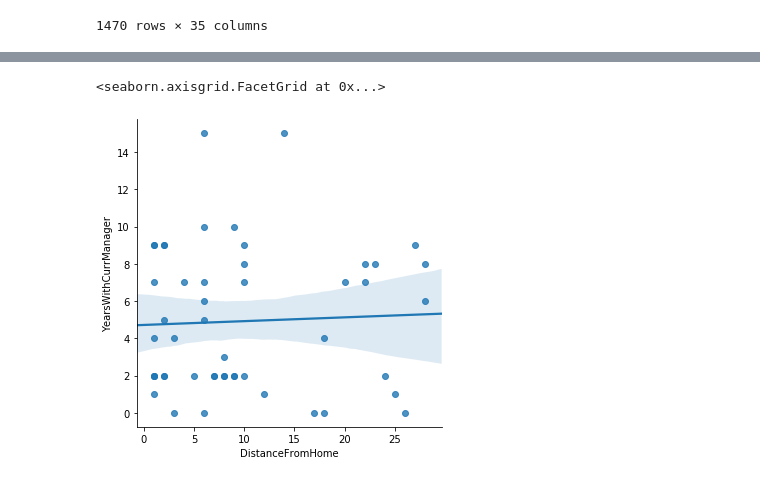
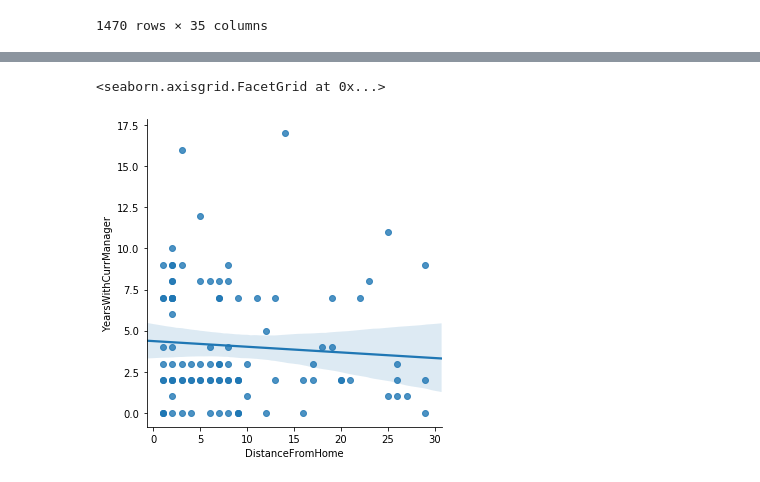
Before and after one commit to AssanDiomande/bigdata, a Jupyter notebook: exos/Relation_lineaire.ipynb, the cells around one changed output, grey strips where cells are left out. Saved outputs shown, nothing was run; the diff lists cells and outputs as text; code cells hidden in the pictures.

```diff
--- a/exos/Relation_lineaire.ipynb
+++ b/exos/Relation_lineaire.ipynb
@@ -30,5 +30,5 @@ sns.lmplot(x="DistanceFromHome",y="TotalWorkingYears",data=data.sample(200))
 # %%
-sns.lmplot(x="DistanceFromHome",y="YearsWithCurrManager",data=data.sample(50))
+sns.lmplot(x="DistanceFromHome",y="YearsWithCurrManager",data=data.sample(100))
 # %% [output]
 <seaborn.axisgrid.FacetGrid at 0x...>
-[figure, old version]
+[figure, new version]
```
Also changed, not shown: parts of 2 cells of this notebook, 1 other file.
